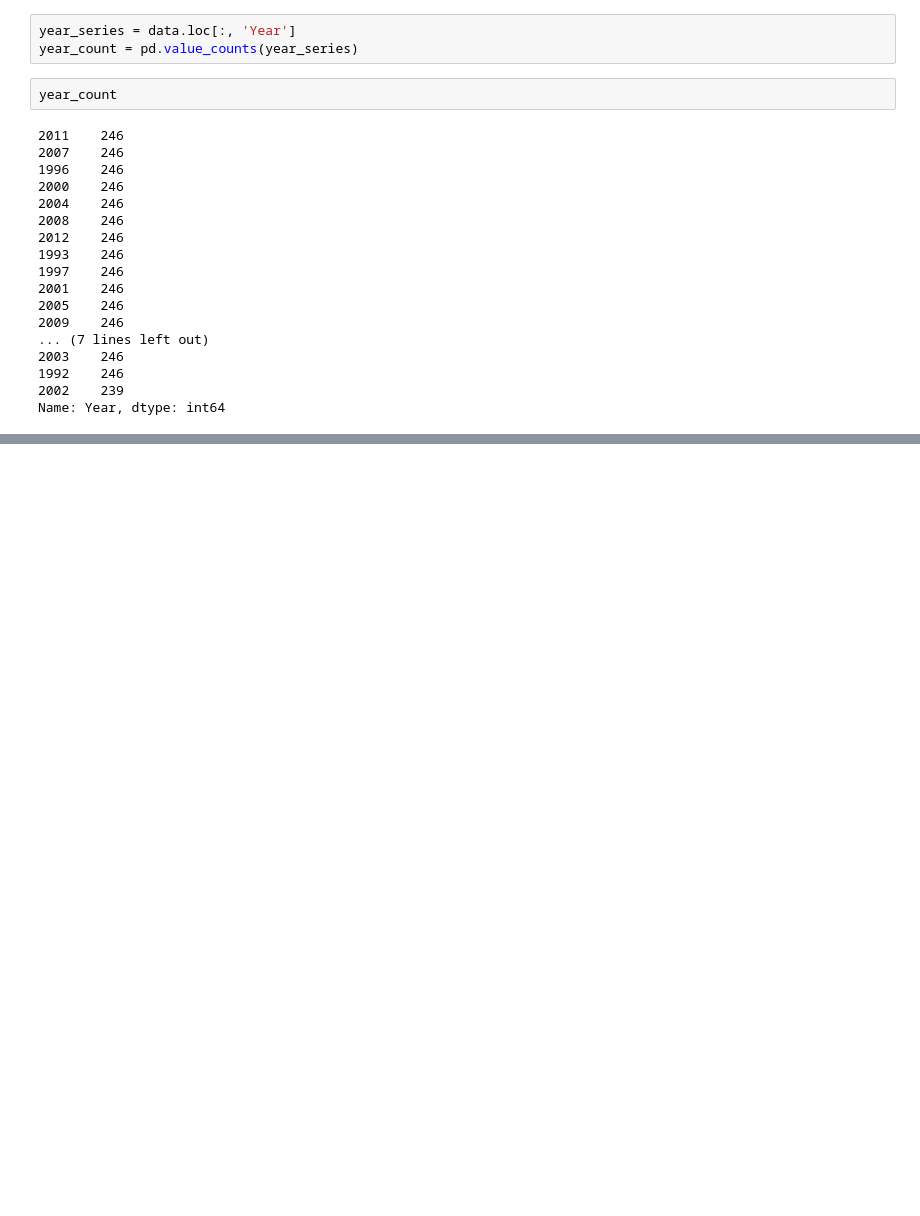
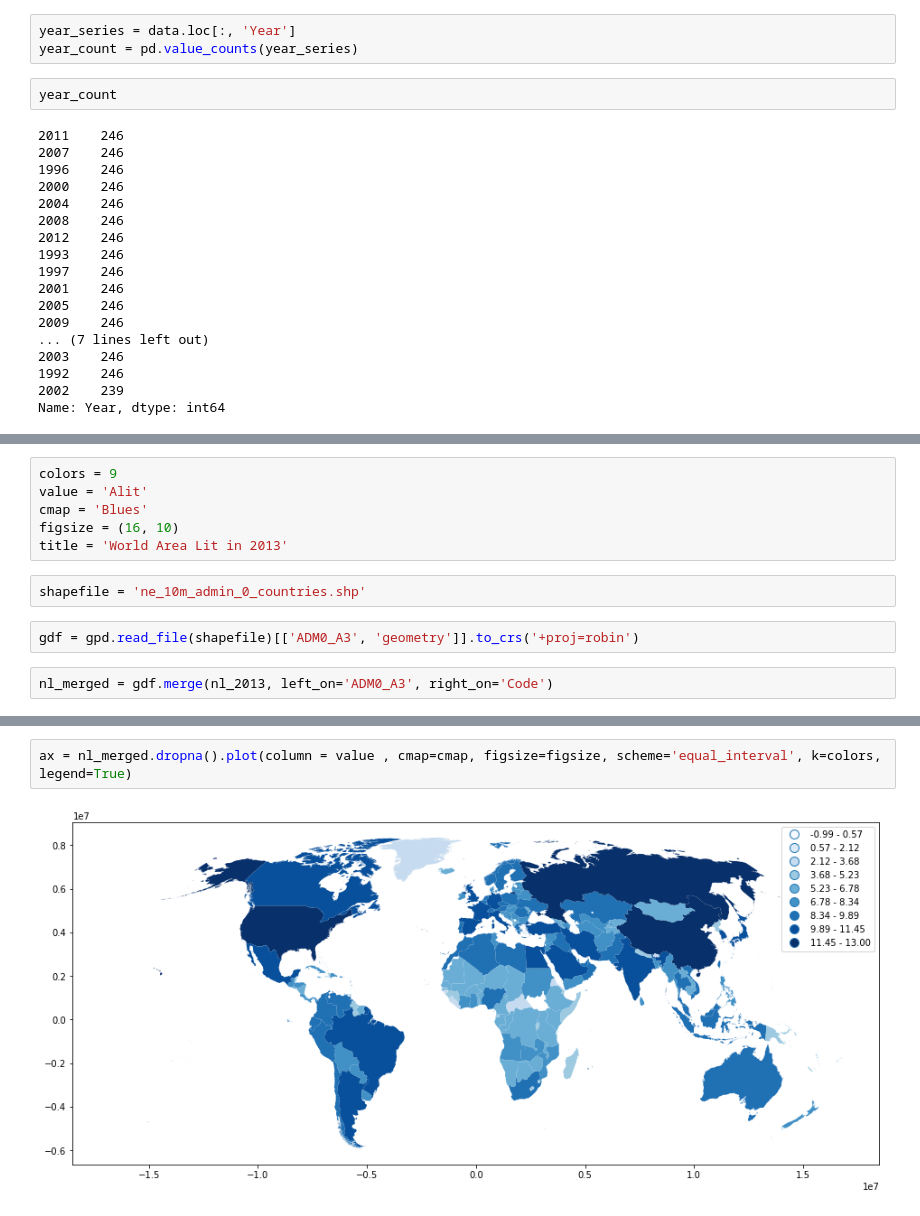
Before and after one commit to xiaomanluo/world_nightlight, a Jupyter notebook: nightlight.ipynb, the cells around one changed output, grey strips where cells are left out. Saved outputs shown, nothing was run; the diff lists cells and outputs as text; blank space fills up the shorter version.

```diff
--- a/nightlight.ipynb
+++ b/nightlight.ipynb
@@ -85,0 +110,12 @@ gg1
+# %%
+colors = 9
+value = 'Alit'
+cmap = 'Blues'
+figsize = (16, 10)
+title = 'World Area Lit in 2013'
+# %%
+shapefile = 'ne_10m_admin_0_countries.shp'
+# %%
+gdf = gpd.read_file(shapefile)[['ADM0_A3', 'geometry']].to_crs('+proj=robin')
+# %%
+nl_merged = gdf.merge(nl_2013, left_on='ADM0_A3', right_on='Code')
@@ -85,0 +146,4 @@ gg1
+# %%
+ax = nl_merged.dropna().plot(column = value , cmap=cmap, figsize=figsize, scheme='equal_interval', k=colors, legend=True)
+# %% [output]
+[figure, added]
```
Also changed, not shown: parts of 18 cells of this notebook, 8 other files.
